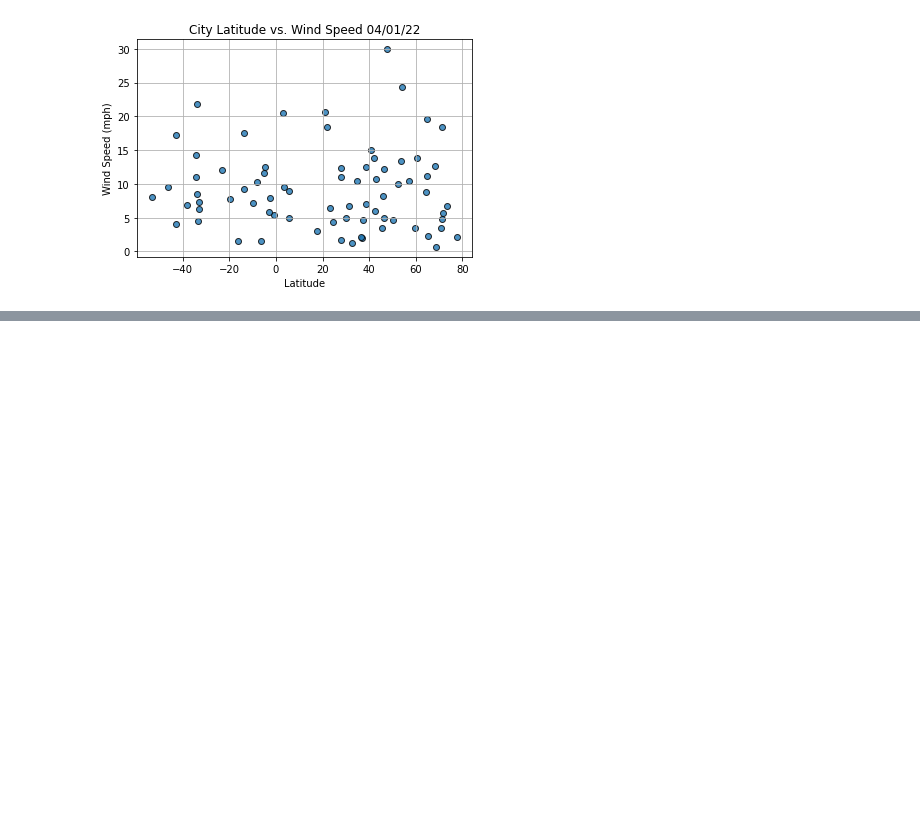
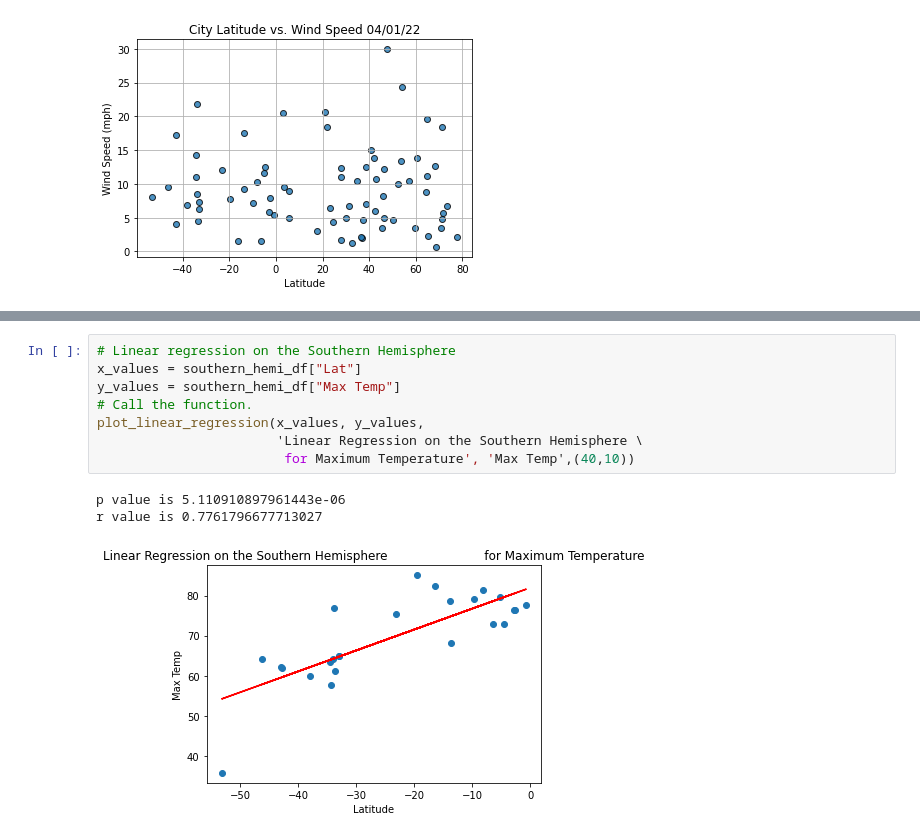
Before and after one commit to jeffmodarres/World_Weather_Analysis, a Jupyter notebook: WeatherPy.ipynb, the cells around one changed output, grey strips where cells are left out. Saved outputs shown, nothing was run; the diff lists cells and outputs as text; blank space fills up the shorter version.

```diff
--- a/WeatherPy.ipynb
+++ b/WeatherPy.ipynb
@@ -370,0 +454,12 @@ plt.show()
+# %%
+# Linear regression on the Southern Hemisphere
+x_values = southern_hemi_df["Lat"]
+y_values = southern_hemi_df["Max Temp"]
+# Call the function.
+plot_linear_regression(x_values, y_values,
+                       'Linear Regression on the Southern Hemisphere \
+                        for Maximum Temperature', 'Max Temp',(40,10))
+# %% [output]
+p value is 5.110910897961443e-06
+r value is 0.7761796677713027
+[figure, added]
```
Also changed, not shown: parts of 14 cells of this notebook.
